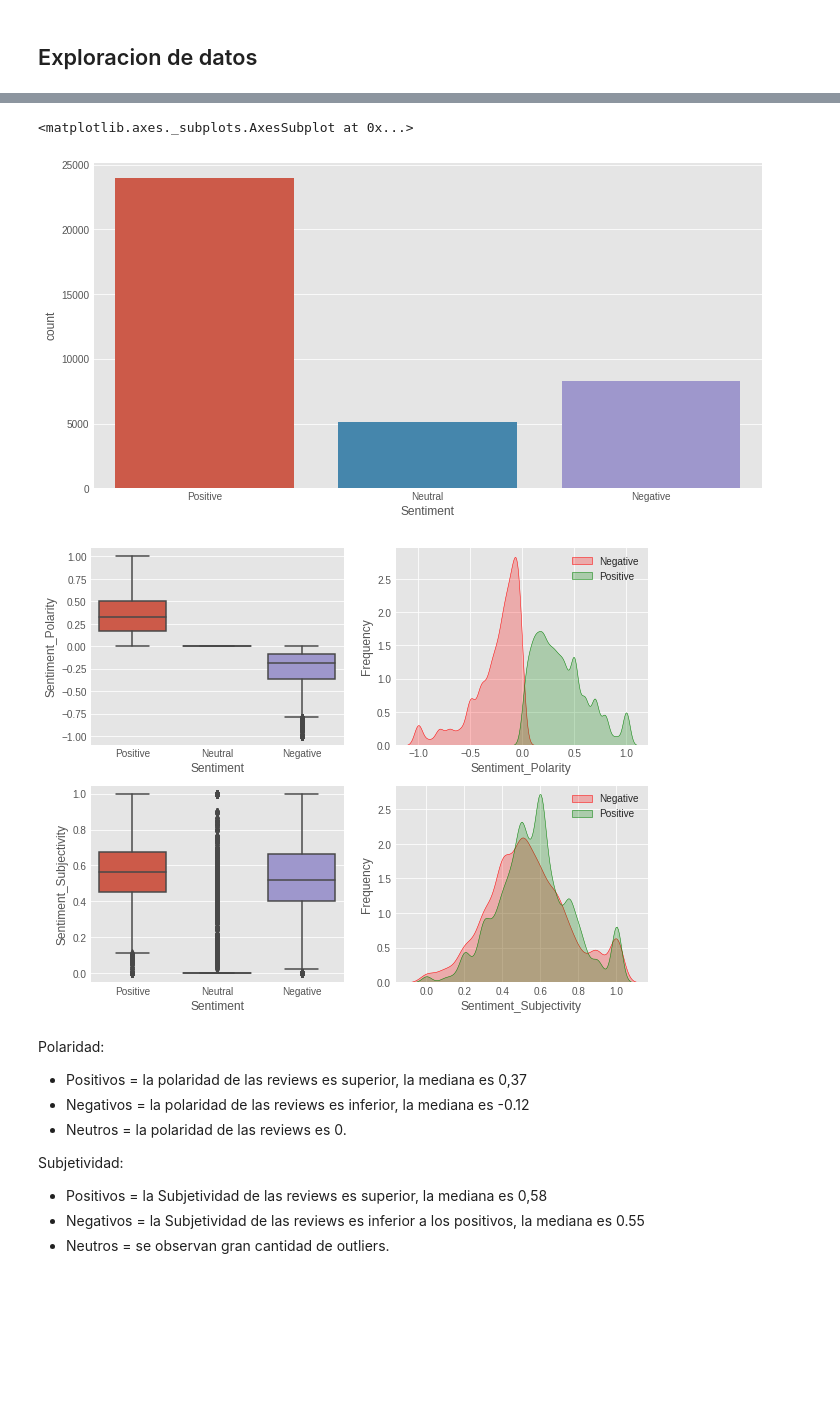
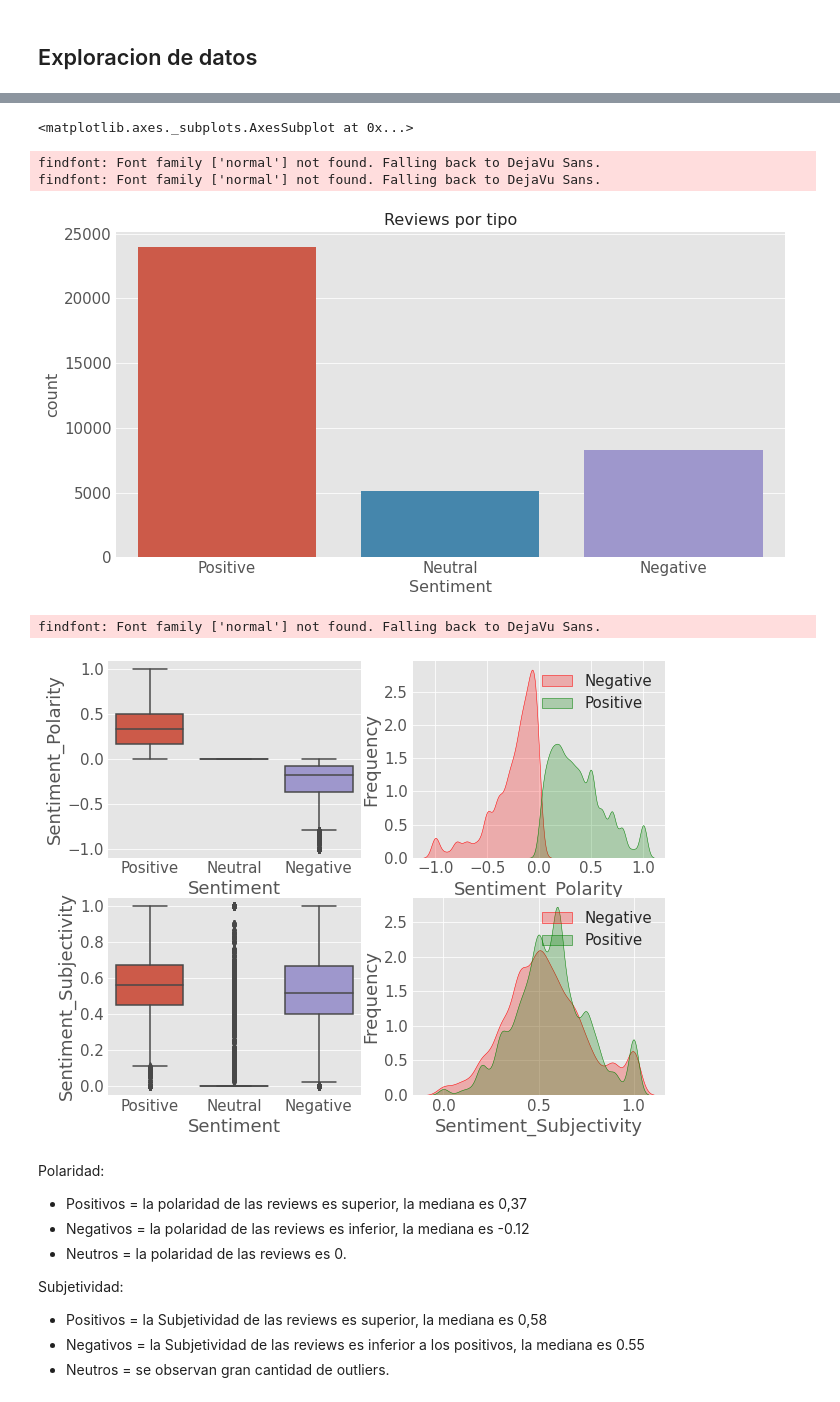
Before and after one commit to joseemaro/bdm_EvaluatingGoogleApps, a Jupyter notebook: tpfinal_reviews.ipynb, the cells around one changed output, grey strips where cells are left out. Saved outputs shown, nothing was run; the diff lists cells and outputs as text; code cells hidden in the pictures; blank space fills up the shorter version.

```diff
--- a/tpfinal_reviews.ipynb
+++ b/tpfinal_reviews.ipynb
@@ -121,10 +151,19 @@ temp.style.background_gradient(cmap='Purples')
 # %%
 #grafico de las reviews por tipo
 plt.figure(figsize=(12,6))
+font = {'family' : 'normal',
+        'weight' : 'normal',
+        'size'   : 15}
+plt.rc('font', **font)
+plt.title("Reviews por tipo", fontsize=16)
+plt.xlabel('Sentiment', fontsize=16)
+plt.ylabel('Count', fontsize=16)
 sns.countplot(x='Sentiment',data=df)
 # %% [output]
 <matplotlib.axes._subplots.AxesSubplot at 0x...>
+findfont: Font family ['normal'] not found. Falling back to DejaVu Sans.
+findfont: Font family ['normal'] not found. Falling back to DejaVu Sans.
-[figure, old version]
+[figure, new version]
 # %%
 #se van a comparar las columnas numericas Sentiment_Polarity y Sentiment_Subjectivity
 num_col = ['Sentiment_Polarity', 'Sentiment_Subjectivity']
@@ -144,7 +183,8 @@ for cols in num_col:
     g = g.legend(["Negative","Positive"])
     count+=1
 # %% [output]
+findfont: Font family ['normal'] not found. Falling back to DejaVu Sans.
-[figure, old version]
+[figure, new version]
 # %% [markdown]
 Polaridad:
 - Positivos = la polaridad de las reviews es superior, la mediana es 0,37
```
Also changed, not shown: parts of 33 cells of this notebook.
